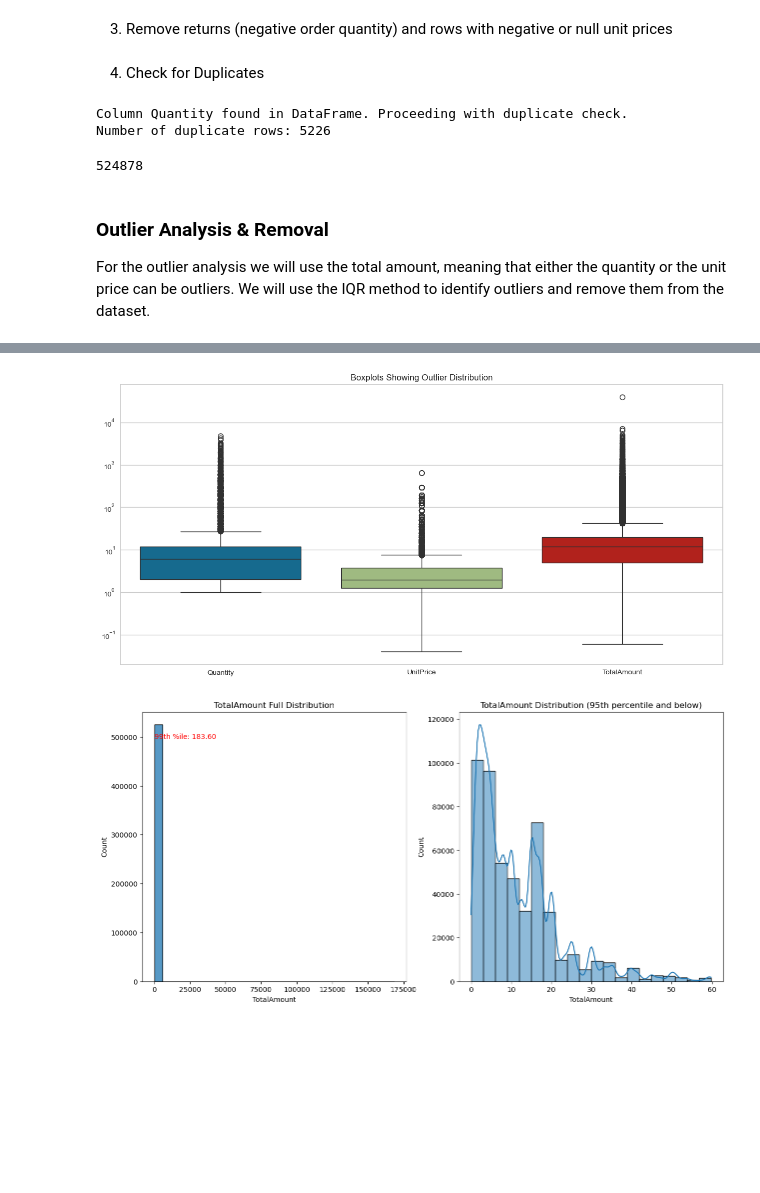
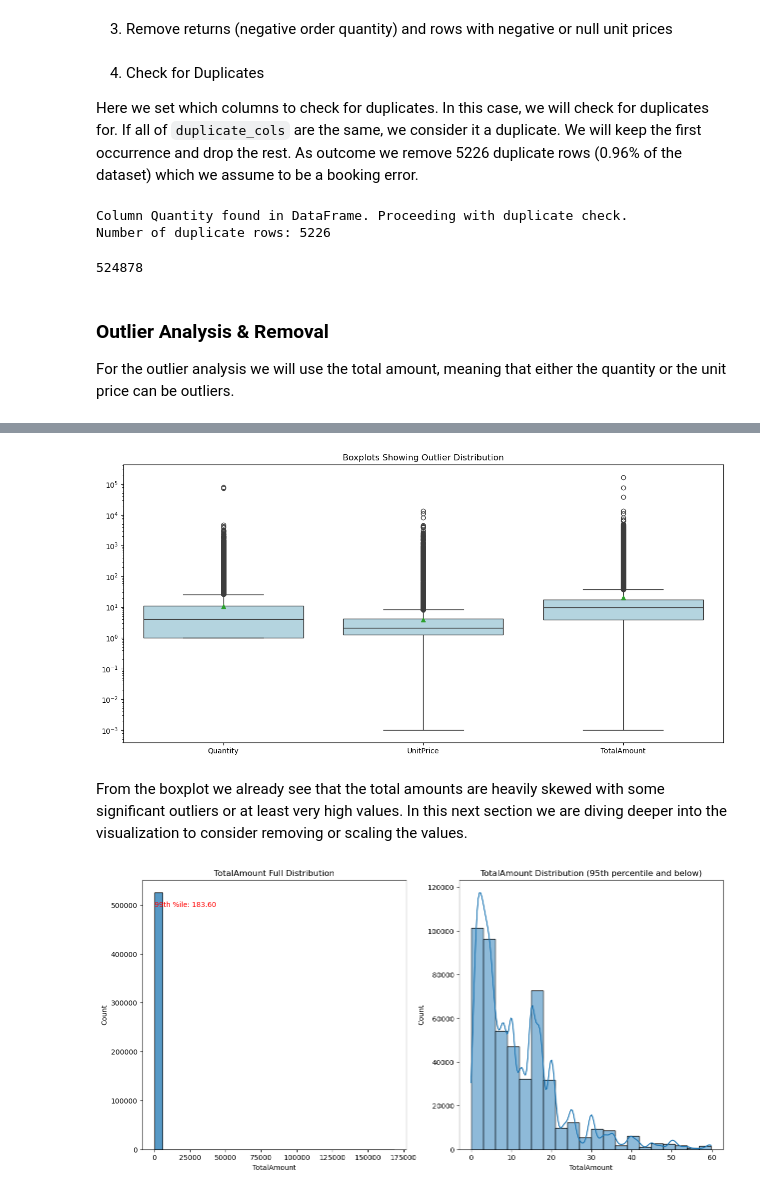
Before and after one commit to sachstimo/online-retail-analysis, a Jupyter notebook: retail_analysis.ipynb, the cells around one changed output, grey strips where cells are left out. Cells and saved outputs as stored; diff of their text form; code cells hidden in the pictures; blank space fills up the shorter version.

```diff
--- a/retail_analysis.ipynb
+++ b/retail_analysis.ipynb
@@ -207,8 +222,10 @@ df['Description'] = df['Description'].fillna('Unknown Item')
 df = df[(df['UnitPrice'] > 0) & (df['UnitPrice'] != 0)]
 
 df = df[(df['Quantity'] > 0) & (df['Quantity'] != 0)]
-# %% [markdown]
-4. Check for Duplicates
+# %% [markdown]
+4. Check for Duplicates
+
+Here we set which columns to check for duplicates. In this case, we will check for duplicates for. If all of `duplicate_cols` are the same, we consider it a duplicate. We will keep the first occurrence and drop the rest. As outcome we remove 5226 duplicate rows (0.96% of the dataset) which we assume to be a booking error.
 # %%
 # Check and drop duplicates
 duplicate_cols = ['InvoiceNo', 'StockCode', 'Description', 'Quantity', 'InvoiceDate', 'UnitPrice', 'CustomerID']
@@ -230,7 +247,7 @@ Number of duplicate rows: 5226
 # %% [markdown]
 ### Outlier Analysis & Removal
 
-For the outlier analysis we will use the total amount, meaning that either the quantity or the unit price can be outliers. We will use the IQR method to identify outliers and remove them from the dataset.
+For the outlier analysis we will use the total amount, meaning that either the quantity or the unit price can be outliers.
 # %%
 df['TotalAmount'] = df['Quantity'] * df['UnitPrice']
 df.describe().T
@@ -243,14 +260,16 @@ df.describe().T
 # %%
 cols = ['Quantity', 'UnitPrice', 'TotalAmount']
 
 # Boxplots to visualize outliers
 plt.figure(figsize=fs)
-sns.boxplot(data=df[cols])
+sns.boxplot(data=df[cols], color='lightblue', showfliers=True, showmeans=True)
 plt.title('Boxplots Showing Outlier Distribution')
-plt.yscale('log')  # Log scale to better visualize the distribution
+plt.yscale('log')  # a log scale is used to better visualize the outliers
 plt.show()
 # %% [output]
-[figure, old version]
+[figure, new version]
+# %% [markdown]
+From the boxplot we already see that the total amounts are heavily skewed with some significant outliers or at least very high values. In this next section we are diving deeper into the visualization to consider removing or scaling the values.
 # %%
 col = 'TotalAmount'
 
```
Also changed, not shown: parts of 78 cells of this notebook.
